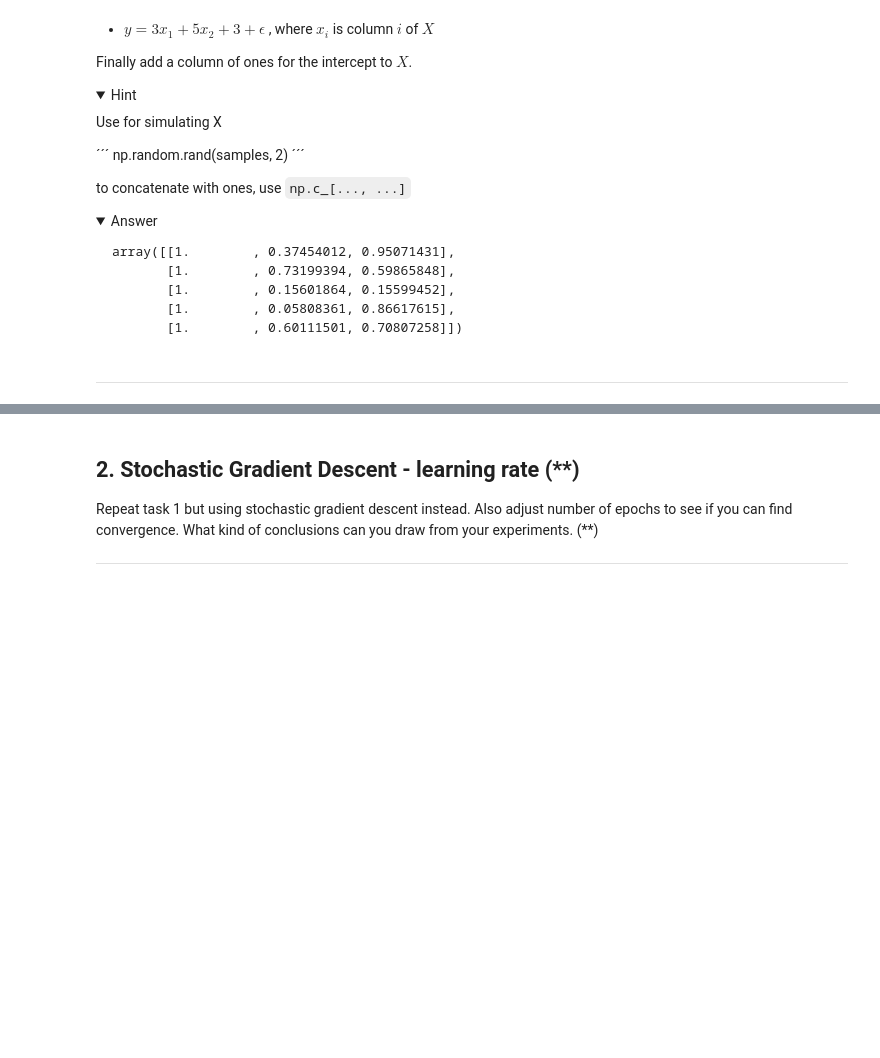
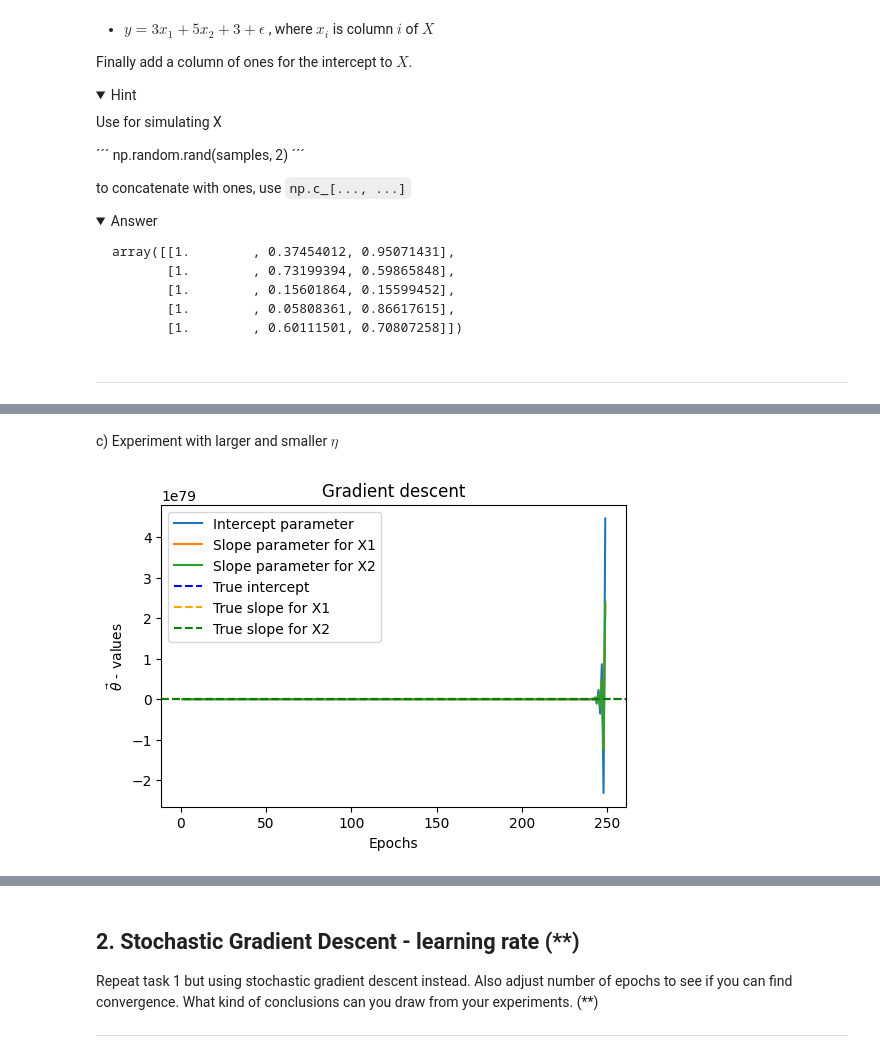
Before and after one commit to yuna-liu/Maskininlarning-Yuna-Liu, a Jupyter notebook: Exercises/E01_gradient_descent.ipynb, the cells around one changed output, grey strips where cells are left out. Saved outputs shown, nothing was run; the diff lists cells and outputs as text; code cells hidden in the pictures; folded sections open; blank space fills up the shorter version.

```diff
--- a/Exercises/E01_gradient_descent.ipynb
+++ b/Exercises/E01_gradient_descent.ipynb
@@ -128,0 +277,12 @@ b)
+# %% [markdown]
+c) Experiment with larger and smaller $\eta$
+# %%
+theta = gradient_descent(X_train, y_train, learning_rate=1, epochs=20)
+theta.reshape(-1)
+
+epochs = range(1,250)
+thetas = np.array([gradient_descent(X_train, y_train, learning_rate=1, epochs = epoch).reshape(-1) for epoch in epochs])
+
+gradient_descent_plot(epochs, thetas)
+# %% [output]
+[figure, added]
```
Also changed, not shown: parts of 18 cells of this notebook, 1 other file.
